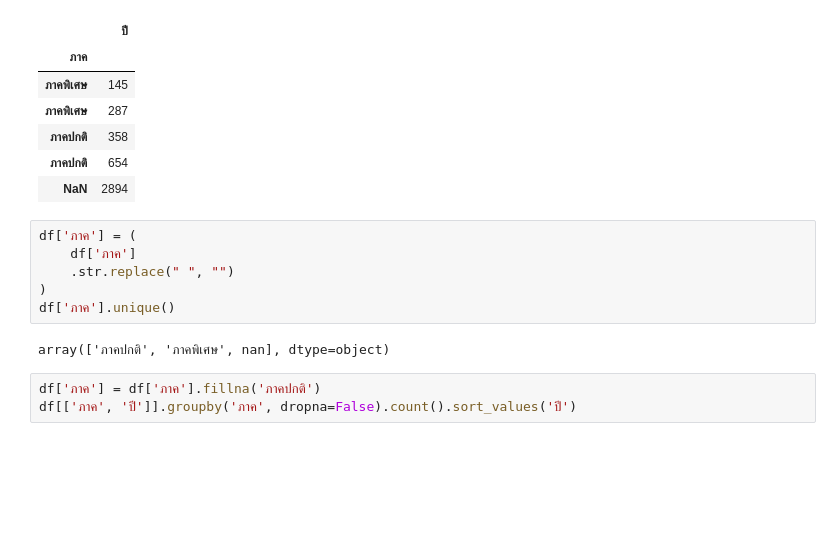
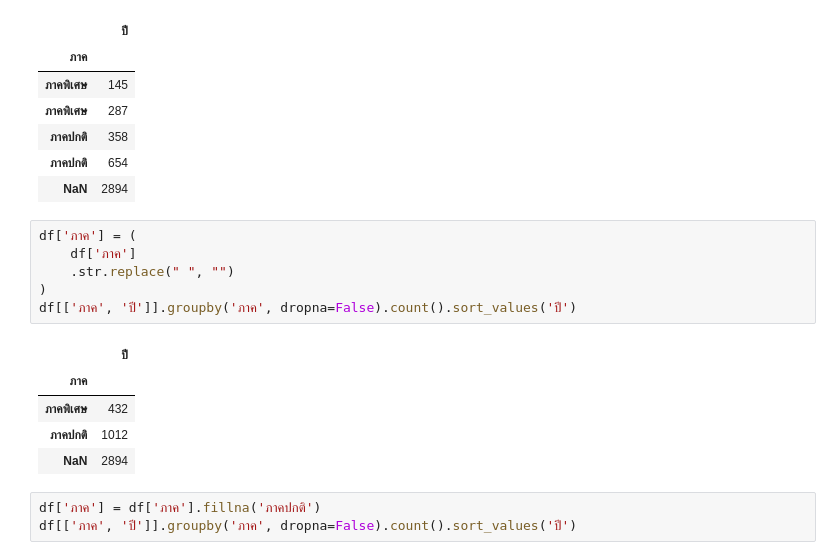
Before and after one commit to nopchok/mini-project-draft, a Jupyter notebook: python_code/02_data_cleaning.ipynb, the cells around one changed output. Saved outputs shown, nothing was run; the diff lists cells and outputs as text; blank space fills up the shorter version.

```diff
--- a/python_code/02_data_cleaning.ipynb
+++ b/python_code/02_data_cleaning.ipynb
@@ -219,11 +219,15 @@ df[['ภาค', 'ปี']].groupby('ภาค', dropna=False).count().sort_valu
 # %%
 df['ภาค'] = (
     df['ภาค']
     .str.replace(" ", "")
 )
-df['ภาค'].unique()
+df[['ภาค', 'ปี']].groupby('ภาค', dropna=False).count().sort_values('ปี')
 # %% [output]
-array(['ภาคปกติ', 'ภาคพิเศษ', nan], dtype=object)
+|  | ปี |
+| ภาค |  |
+| ภาคพิเศษ | 432 |
+| ภาคปกติ | 1012 |
+| NaN | 2894 |
 # %%
 df['ภาค'] = df['ภาค'].fillna('ภาคปกติ')
 df[['ภาค', 'ปี']].groupby('ภาค', dropna=False).count().sort_values('ปี')
```
Also changed, not shown: 3 other files.
